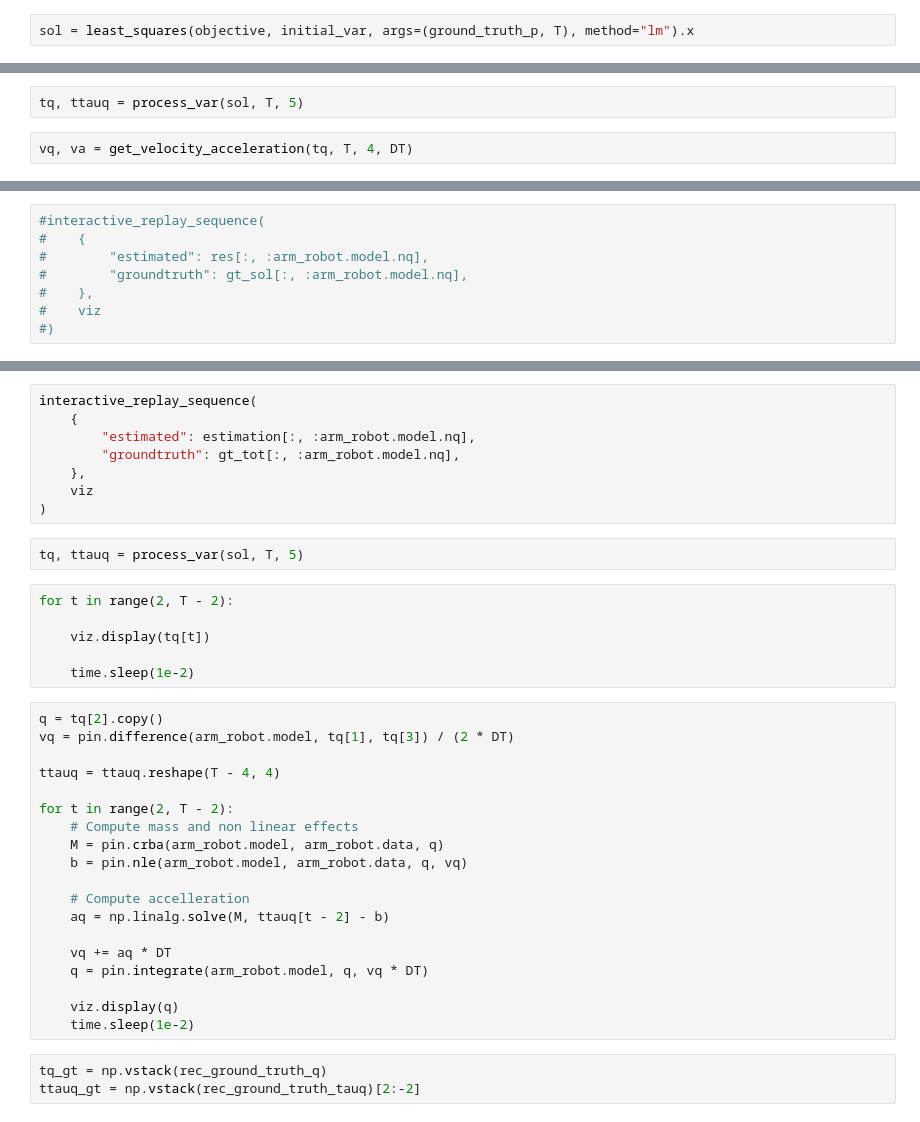
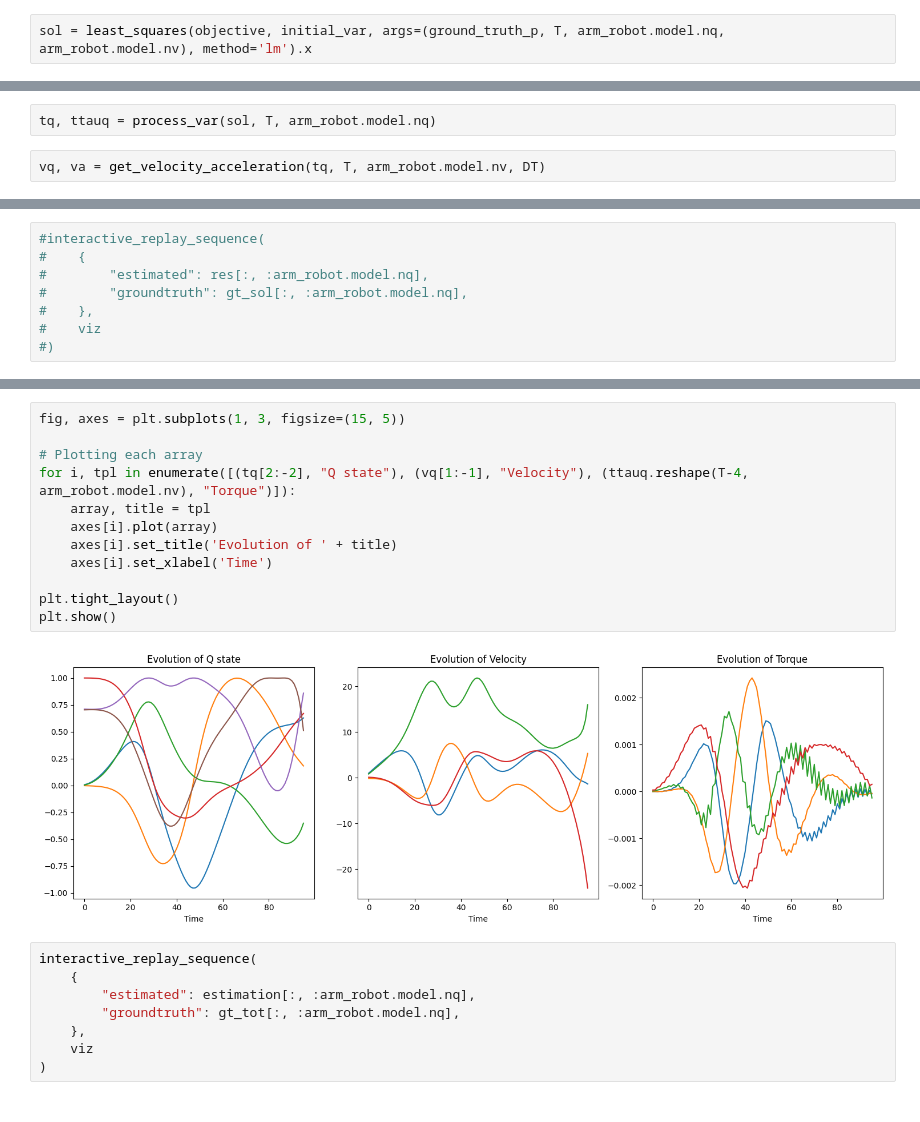
Before and after one commit to balthazarneveu/monocular_pose_and_forces_estimation, a Jupyter notebook: scripts/optimization_demo.ipynb, the cells around one changed output, grey strips where cells are left out. Cells and saved outputs as stored; diff of their text form.

```diff
--- a/scripts/optimization_demo.ipynb
+++ b/scripts/optimization_demo.ipynb
@@ -206,5 +232,5 @@ plot_optimization_curves([(gt_tot, "[gt]", "--"),])
 initial_var = initial_optim_var.copy()
 initial_var[T * arm_robot.model.nq:] = 0
 # %%
-sol = least_squares(objective, initial_var, args=(ground_truth_p, T), method="lm").x
+sol = least_squares(objective, initial_var, args=(ground_truth_p, T, arm_robot.model.nq, arm_robot.model.nv), method='lm').x
 # %%
@@ -228,4 +254,4 @@ Dynamics : 0.24373902051264557
 # %%
-tq, ttauq = process_var(sol, T, 5)
+tq, ttauq = process_var(sol, T, arm_robot.model.nq)
 # %%
-vq, va = get_velocity_acceleration(tq, T, 4, DT)
+vq, va = get_velocity_acceleration(tq, T, arm_robot.model.nv, DT)
@@ -271,3 +297,17 @@ plot_optimization_curves([
+# %%
+fig, axes = plt.subplots(1, 3, figsize=(15, 5))
+
+# Plotting each array
+for i, tpl in enumerate([(tq[2:-2], "Q state"), (vq[1:-1], "Velocity"), (ttauq.reshape(T-4, arm_robot.model.nv), "Torque")]):
+    array, title = tpl
+    axes[i].plot(array)
+    axes[i].set_title('Evolution of ' + title)
+    axes[i].set_xlabel('Time')
+
+plt.tight_layout()
+plt.show()
+# %% [output]
+[figure, added]
 # %%
 interactive_replay_sequence(
     {
@@ -276,33 +316,3 @@ interactive_replay_sequence(
     },
     viz
 )
-# %%
-tq, ttauq = process_var(sol, T, 5)
-# %%
-for t in range(2, T - 2):
-
-    viz.display(tq[t])
-
-    time.sleep(1e-2)
-# %%
-q = tq[2].copy()
-vq = pin.difference(arm_robot.model, tq[1], tq[3]) / (2 * DT)
-
-ttauq = ttauq.reshape(T - 4, 4)
-
-for t in range(2, T - 2):
-    # Compute mass and non linear effects
-    M = pin.crba(arm_robot.model, arm_robot.data, q)
-    b = pin.nle(arm_robot.model, arm_robot.data, q, vq)
-
-    # Compute accelleration
-    aq = np.linalg.solve(M, ttauq[t - 2] - b)
-
-    vq += aq * DT
-    q = pin.integrate(arm_robot.model, q, vq * DT)
-
-    viz.display(q)
-    time.sleep(1e-2)
-# %%
-tq_gt = np.vstack(rec_ground_truth_q)
-ttauq_gt = np.vstack(rec_ground_truth_tauq)[2:-2]
```
Also changed, not shown: parts of 14 cells of this notebook, 2 other files.
